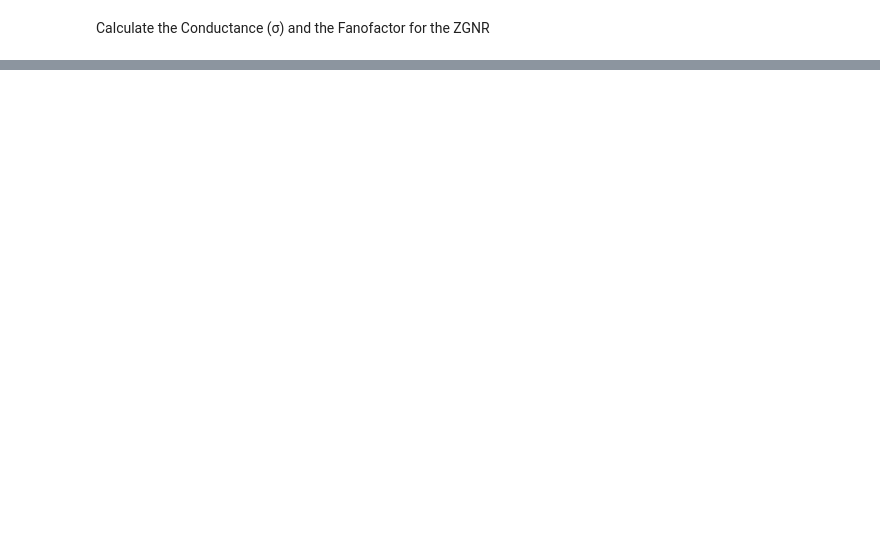
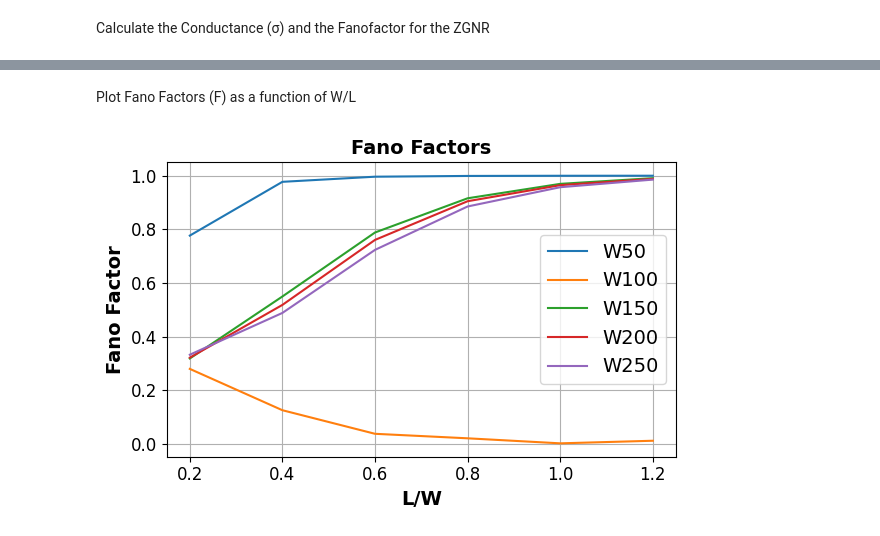
Before and after one commit to AndrewCrossman/PHYS824, a Jupyter notebook: Phys824_Final.ipynb, the cells around one changed output, grey strips where cells are left out. Saved outputs shown, nothing was run; the diff lists cells and outputs as text; code cells hidden in the pictures; blank space fills up the shorter version.

```diff
--- a/Phys824_Final.ipynb
+++ b/Phys824_Final.ipynb
@@ -142,0 +146,21 @@ plt.plot(L_over_W, w150_fanos)
+# %% [markdown]
+Plot Fano Factors (F) as a function of W/L
+# %%
+fig1, ax1 = plt.subplots(dpi =100, figsize=(6,4))
+ax1.plot(L_over_W, w50_fanos, label='W50')
+ax1.plot(L_over_W, w100_fanos, label='W100')
+ax1.plot(L_over_W, w150_fanos, label='W150')
+ax1.plot(L_over_W, w200_fanos, label='W200')
+ax1.plot(L_over_W, w250_fanos, label='W250')
+ax1.set_title('Fano Factors', fontsize=14, fontweight='bold')
+ax1.set_xlabel('L/W', fontsize=14, fontweight='bold')
+ax1.set_ylabel(r'Fano Factor', fontsize=14, fontweight='bold')
+plt.xticks(fontsize=12)
+plt.yticks(fontsize=12)
+ax1.legend(fontsize=14)
+ax1.grid()
+plt.tight_layout()
+#plt.savefig('EnergyPerAtomVBLD.png')
+#files.download('EnergyPerAtomVBLD.png')
+# %% [output]
+[figure, added]
```
Also changed, not shown: parts of 11 cells of this notebook.
